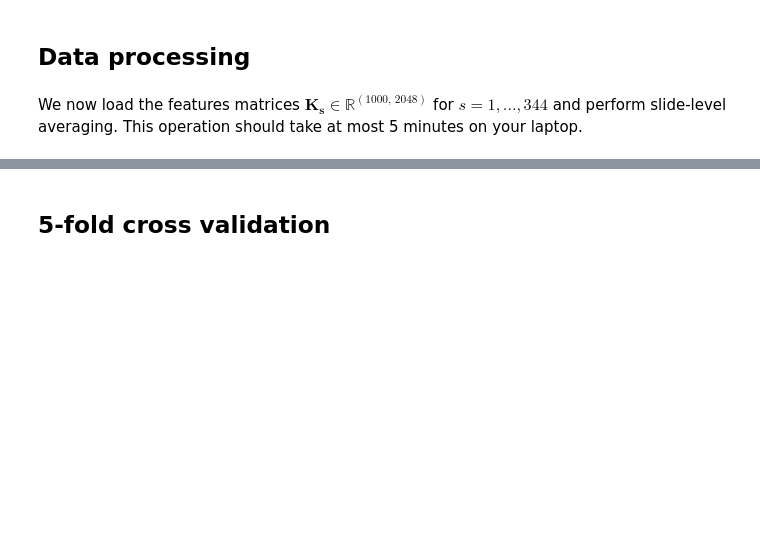
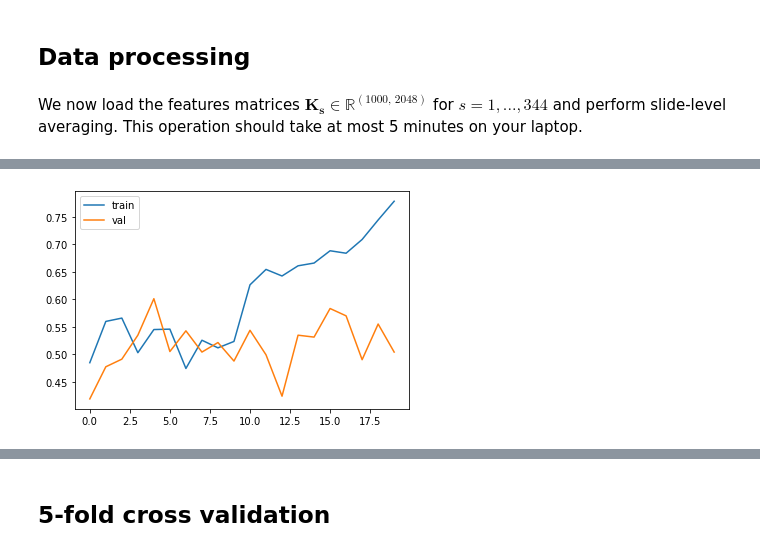
Before and after one commit to clement-desroches/owkin_data_challenge, a Jupyter notebook: supplementary_data/clement_MIL.ipynb, the cells around one changed output, grey strips where cells are left out. Drawn from its saved outputs; the diff is of its cells as text; code cells hidden in the pictures; blank space fills up the shorter version.

```diff
--- a/supplementary_data/clement_MIL.ipynb
+++ b/supplementary_data/clement_MIL.ipynb
@@ -124,0 +339,7 @@ patients_train = np.array(patients_train)
+# %%
+plt.plot(train_acc, label='train')
+plt.plot(val_acc, label='val')
+plt.legend()
+plt.show()
+# %% [output]
+[figure, added]
```
Also changed, not shown: parts of 21 cells of this notebook, 4 other files.
